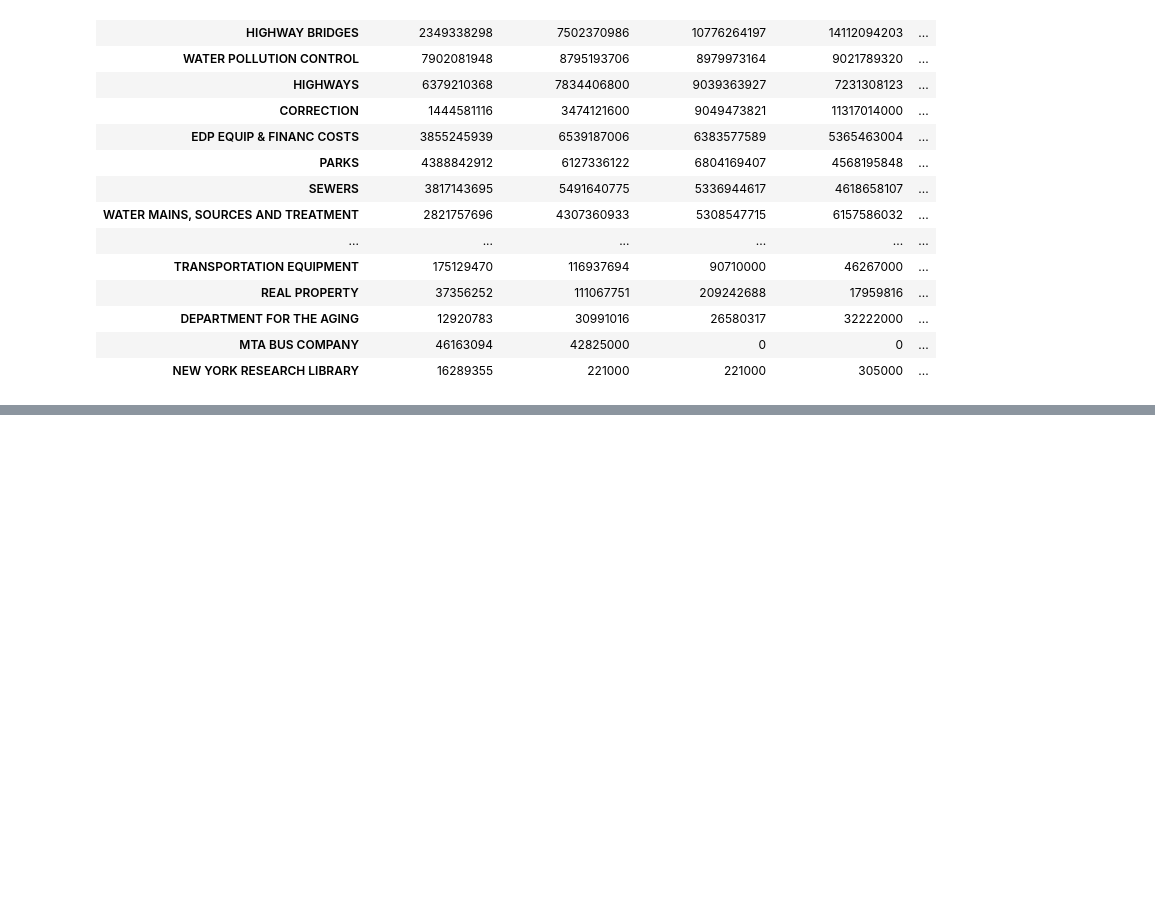
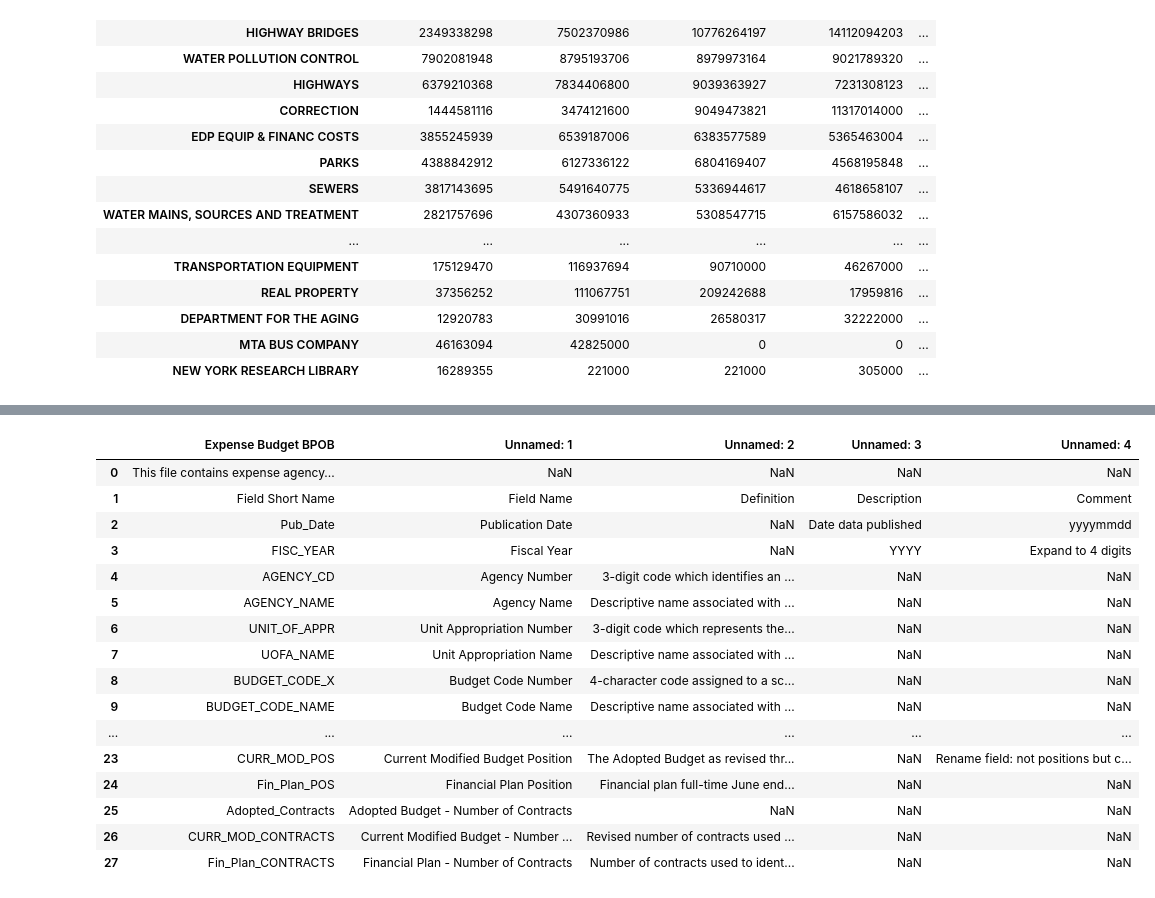
Before and after one commit to JeremyBrent/NYC_budget_analysis, a Jupyter notebook: eda.ipynb, the cells around one changed output, grey strips where cells are left out. Saved outputs shown, nothing was run; the diff lists cells and outputs as text; code cells hidden in the pictures; blank space fills up the shorter version.

Commit message:
added expense budget data, clean data, and added a tablaeu notebook

```diff
--- a/eda.ipynb
+++ b/eda.ipynb
@@ -4,3 +6,6 @@ import pandas as pd
+# %%
+# Displaying df with all columns available
+pd.set_option("display.max_columns",None,"display.max_colwidth",400)
 # %%
 # read data
 data = pd.read_csv("Data/Capital_Budget.csv")
@@ -91,0 +153,21 @@ df.sort_values("Total Budgeted Amount", ascending=False)
+# %%
+expense_budget_dictionary_df = pd.read_excel("Data/Expense_budget_dictionary.xlsx")
+expense_budget_dictionary_df
+# %% [output]
+|  | Expense Budget BPOB | Unnamed: 1 | Unnamed: 2 | Unnamed: 3 | Unnamed: 4 |
+| 0 | This file contains expense agency... | NaN | NaN | NaN | NaN |
+| 1 | Field Short Name | Field Name | Definition | Description | Comment |
+| 2 | Pub_Date | Publication Date | NaN | Date data published | yyyymmdd |
+| 3 | FISC_YEAR | Fiscal Year | NaN | YYYY | Expand to 4 digits |
+| 4 | AGENCY_CD | Agency Number | 3-digit code which identifies an ... | NaN | NaN |
+| 5 | AGENCY_NAME | Agency Name | Descriptive name associated with ... | NaN | NaN |
+| 6 | UNIT_OF_APPR | Unit Appropriation Number | 3-digit code which represents the... | NaN | NaN |
+| 7 | UOFA_NAME | Unit Appropriation Name | Descriptive name associated with ... | NaN | NaN |
+| 8 | BUDGET_CODE_X | Budget Code Number | 4-character code assigned to a sc... | NaN | NaN |
+| 9 | BUDGET_CODE_NAME | Budget Code Name | Descriptive name associated with ... | NaN | NaN |
+| ... | ... | ... | ... | ... | ... |
+| 23 | CURR_MOD_POS | Current Modified Budget Position | The Adopted Budget as revised thr... | NaN | Rename field: not positions but c... |
+| 24 | Fin_Plan_POS | Financial Plan Position | Financial plan full-time June end... | NaN | NaN |
+| 25 | Adopted_Contracts | Adopted Budget - Number of Contracts | NaN | NaN | NaN |
+| 26 | CURR_MOD_CONTRACTS | Current Modified Budget - Number ... | Revised number of contracts used ... | NaN | NaN |
+| 27 | Fin_Plan_CONTRACTS | Financial Plan - Number of Contracts | Number of contracts used to ident... | NaN | NaN |
```
Also changed, not shown: parts of 4 cells of this notebook, 6 other files.
